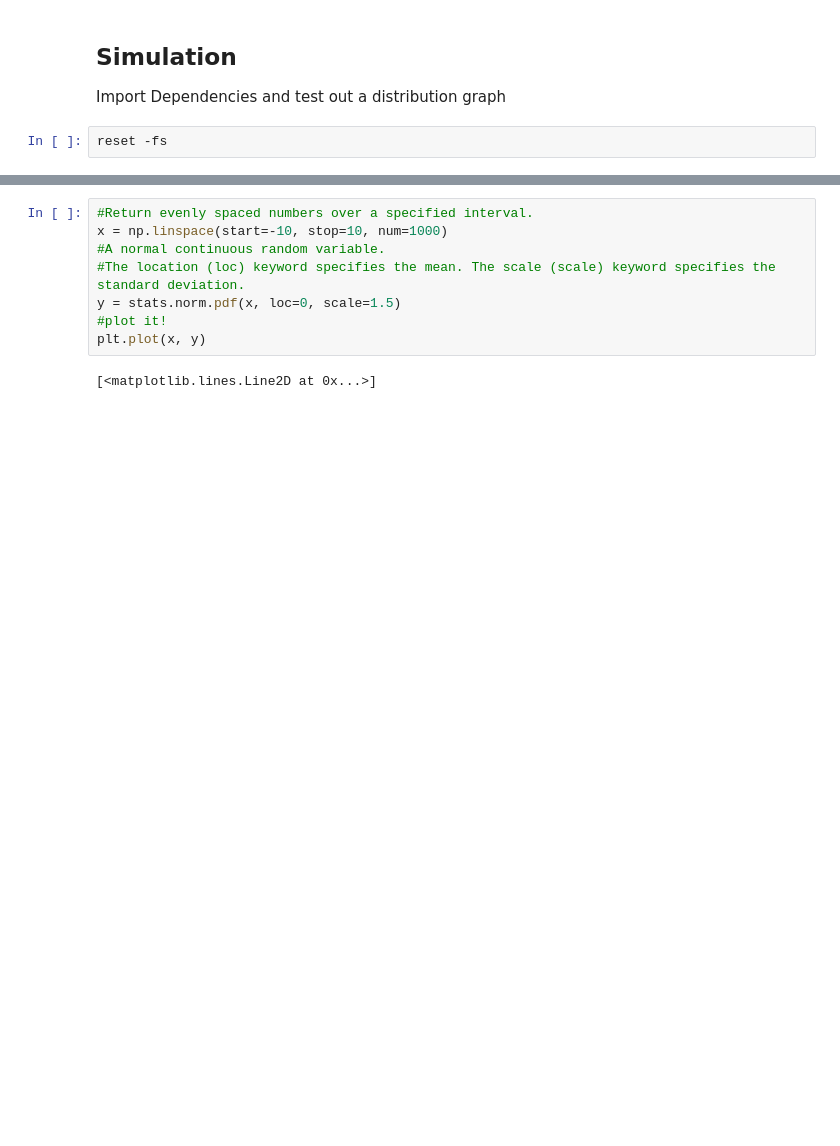
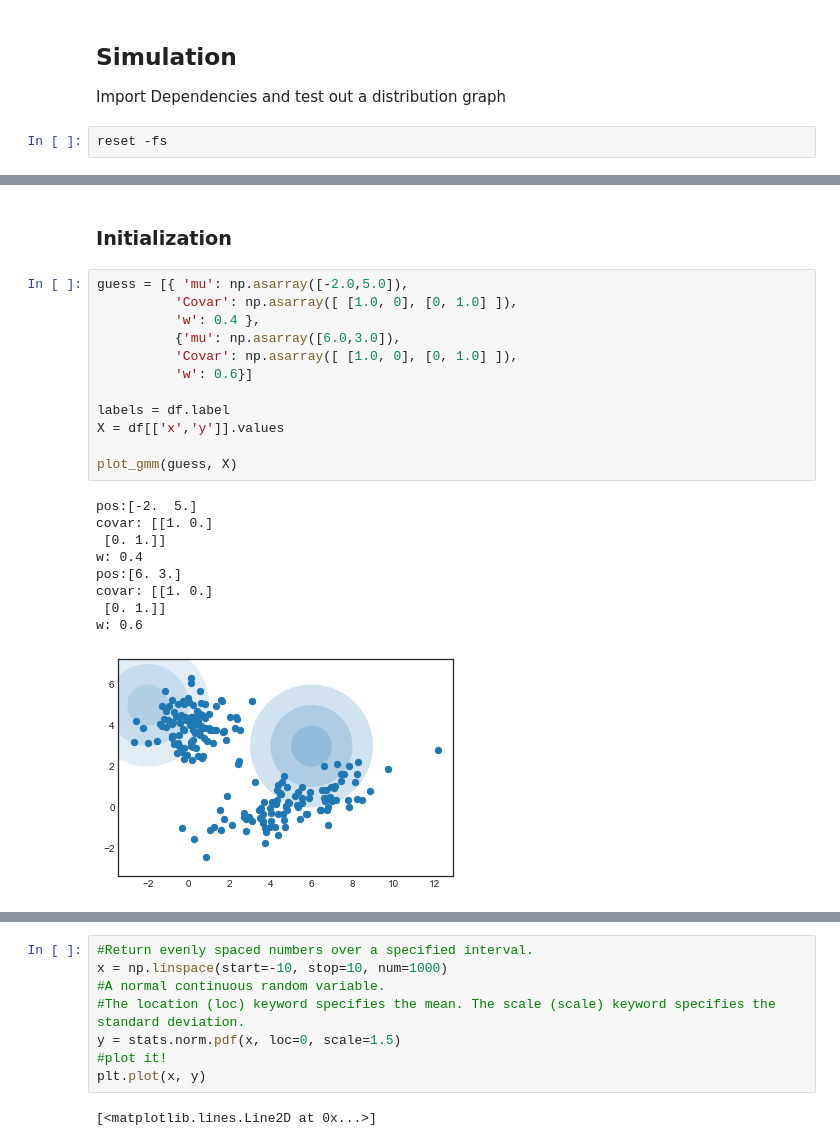
Before and after one commit to leandroohf/GMM, a Jupyter notebook: intro_to_gmm_&_em.ipynb, the cells around one changed output, grey strips where cells are left out. Cells and saved outputs as stored; diff of their text form; blank space fills up the shorter version.

```diff
--- a/intro_to_gmm_&_em.ipynb
+++ b/intro_to_gmm_&_em.ipynb
@@ -225,0 +286,24 @@ sns.set_style("white")
+# %% [markdown]
+### Initialization
+# %%
+guess = [{ 'mu': np.asarray([-2.0,5.0]),
+          'Covar': np.asarray([ [1.0, 0], [0, 1.0] ]),
+          'w': 0.4 },
+          {'mu': np.asarray([6.0,3.0]),
+          'Covar': np.asarray([ [1.0, 0], [0, 1.0] ]),
+          'w': 0.6}]
+
+labels = df.label
+X = df[['x','y']].values
+
+plot_gmm(guess, X)
+# %% [output]
+pos:[-2.  5.]
+covar: [[1. 0.]
+ [0. 1.]]
+w: 0.4
+pos:[6. 3.]
+covar: [[1. 0.]
+ [0. 1.]]
+w: 0.6
+[figure, added]
```
Also changed, not shown: parts of 8 cells of this notebook.
